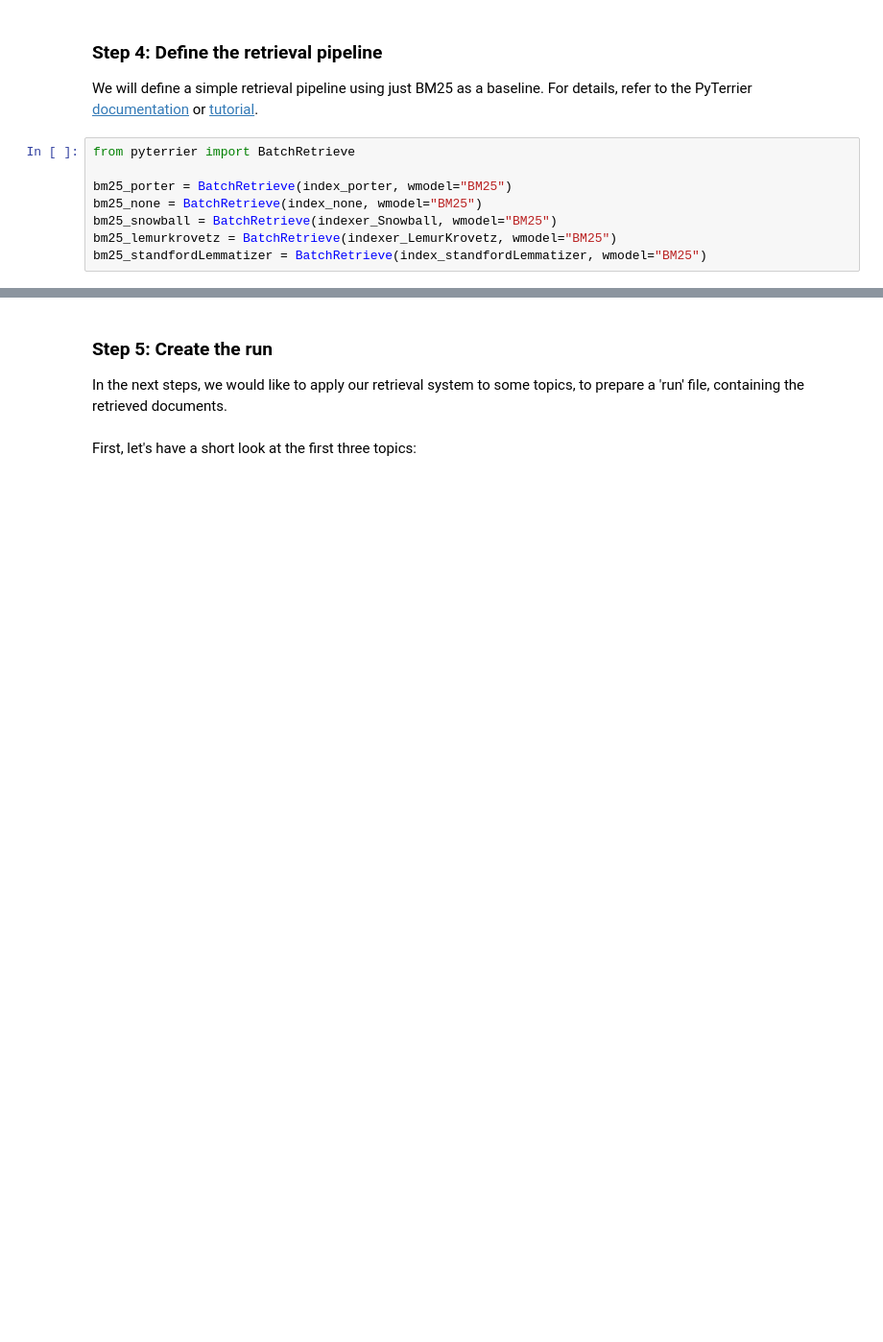
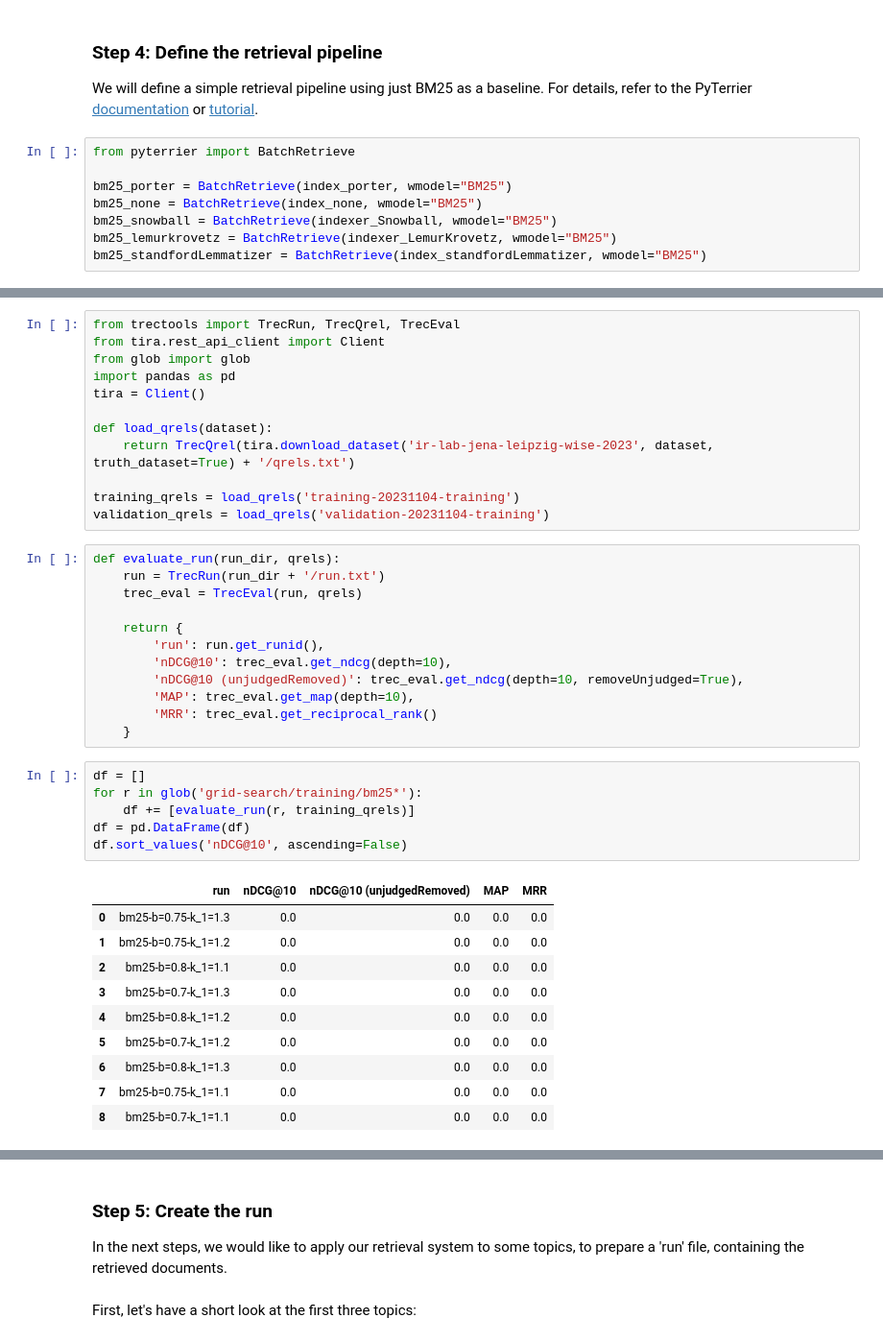
Before and after one commit to PatrickStahl/information-retrieval-exercise, a Jupyter notebook: baseline-retrieval-system/baseline-retrieval-system.ipynb, the cells around one changed output, grey strips where cells are left out. Shown: that part at 96% size. Saved outputs shown, nothing was run; the diff lists cells and outputs as text; blank space fills up the shorter version.

```diff
--- a/baseline-retrieval-system/baseline-retrieval-system.ipynb
+++ b/baseline-retrieval-system/baseline-retrieval-system.ipynb
@@ -156,0 +280,41 @@ bm25_standfordLemmatizer = BatchRetrieve(index_standfordLemmatizer, wmodel="BM25
+# %%
+from trectools import TrecRun, TrecQrel, TrecEval
+from tira.rest_api_client import Client
+from glob import glob
+import pandas as pd
+tira = Client()
+
+def load_qrels(dataset):
+    return TrecQrel(tira.download_dataset('ir-lab-jena-leipzig-wise-2023', dataset, truth_dataset=True) + '/qrels.txt')
+
+training_qrels = load_qrels('training-20231104-training')
+validation_qrels = load_qrels('validation-20231104-training')
+# %%
+def evaluate_run(run_dir, qrels):
+    run = TrecRun(run_dir + '/run.txt')
+    trec_eval = TrecEval(run, qrels)
+
+    return {
+        'run': run.get_runid(),
+        'nDCG@10': trec_eval.get_ndcg(depth=10),
+        'nDCG@10 (unjudgedRemoved)': trec_eval.get_ndcg(depth=10, removeUnjudged=True),
+        'MAP': trec_eval.get_map(depth=10),
+        'MRR': trec_eval.get_reciprocal_rank()
+    }
+# %%
+df = []
+for r in glob('grid-search/training/bm25*'):
+    df += [evaluate_run(r, training_qrels)]
+df = pd.DataFrame(df)
+df.sort_values('nDCG@10', ascending=False)
+# %% [output]
+|  | run | nDCG@10 | nDCG@10 (unjudgedRemoved) | MAP | MRR |
+| 0 | bm25-b=0.75-k_1=1.3 | 0.0 | 0.0 | 0.0 | 0.0 |
+| 1 | bm25-b=0.75-k_1=1.2 | 0.0 | 0.0 | 0.0 | 0.0 |
+| 2 | bm25-b=0.8-k_1=1.1 | 0.0 | 0.0 | 0.0 | 0.0 |
+| 3 | bm25-b=0.7-k_1=1.3 | 0.0 | 0.0 | 0.0 | 0.0 |
+| 4 | bm25-b=0.8-k_1=1.2 | 0.0 | 0.0 | 0.0 | 0.0 |
+| 5 | bm25-b=0.7-k_1=1.2 | 0.0 | 0.0 | 0.0 | 0.0 |
+| 6 | bm25-b=0.8-k_1=1.3 | 0.0 | 0.0 | 0.0 | 0.0 |
+| 7 | bm25-b=0.75-k_1=1.1 | 0.0 | 0.0 | 0.0 | 0.0 |
+| 8 | bm25-b=0.7-k_1=1.1 | 0.0 | 0.0 | 0.0 | 0.0 |
```
Also changed, not shown: parts of 18 cells of this notebook, 22 other files.
